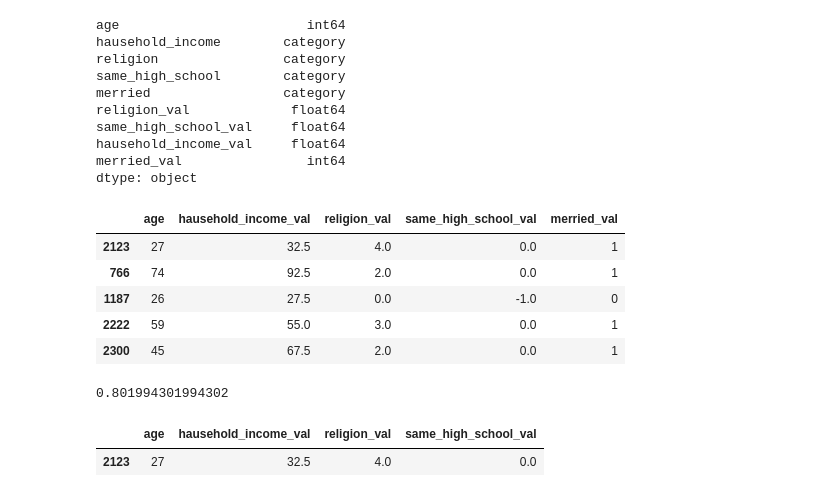
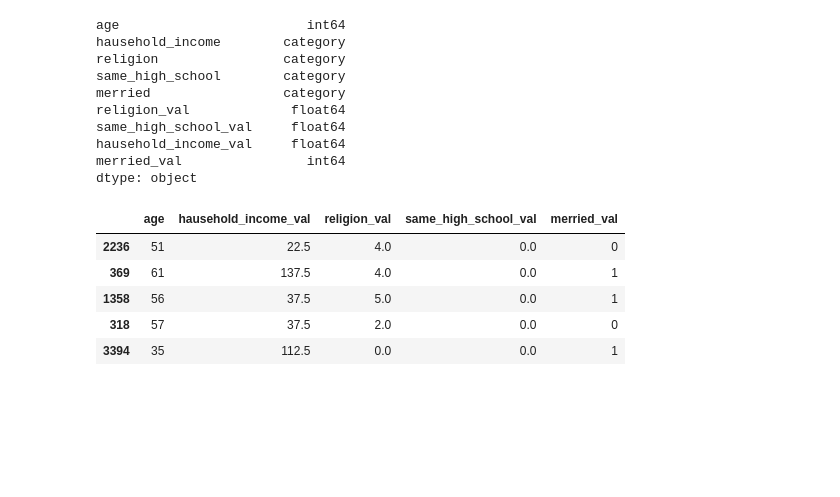
Before and after one commit to pbiecek/InterpretableMachineLearning2018S, a Jupyter notebook: PraceDomowe/PD1/ZuzannaOpalaPD1.ipynb, the cells around one changed output. Drawn from its saved outputs; the diff is of its cells as text; code cells hidden in the pictures; blank space fills up the shorter version.

```diff
--- a/PraceDomowe/PD1/ZuzannaOpalaPD1.ipynb
+++ b/PraceDomowe/PD1/ZuzannaOpalaPD1.ipynb
@@ -147,6 +142,6 @@ data.head()
 | 4 | 59 | $175,000 to $199,999 | Once a year or less | Different High School | Yes, I am Married | 1.0 | 0.0 | ... |
 # %%
-use_columns, predict_columns = (['age', 'hausehold_income_val', 'religion_val', 'same_high_school_val'], ['merried_val'])
+use_columns, predict_columns = (['age', 'hausehold_income_val', 'religion_val', 'same_high_school_val'], 'merried_val')
 
 data.dtypes
 # %% [output]
@@ -162,15 +157,15 @@ merried_val                int64
 dtype: object
 # %%
 from sklearn.model_selection import train_test_split
-train, test = train_test_split(data[use_columns + predict_columns].fillna(-1), test_size=0.2)
+train, test = train_test_split(data[use_columns + [predict_columns]].dropna(), test_size=0.2)
 test.head()
 # %% [output]
 |  | age | hausehold_income_val | religion_val | same_high_school_val | merried_val |
-| 2123 | 27 | 32.5 | 4.0 | 0.0 | 1 |
-| 766 | 74 | 92.5 | 2.0 | 0.0 | 1 |
-| 1187 | 26 | 27.5 | 0.0 | -1.0 | 0 |
-| 2222 | 59 | 55.0 | 3.0 | 0.0 | 1 |
-| 2300 | 45 | 67.5 | 2.0 | 0.0 | 1 |
+| 2236 | 51 | 22.5 | 4.0 | 0.0 | 0 |
+| 369 | 61 | 137.5 | 4.0 | 0.0 | 1 |
+| 1358 | 56 | 37.5 | 5.0 | 0.0 | 1 |
+| 318 | 57 | 37.5 | 2.0 | 0.0 | 0 |
+| 3394 | 35 | 112.5 | 0.0 | 0.0 | 1 |
 # %%
 train_X = train[use_columns]
 train_y = train[predict_columns]
@@ -185,12 +173,0 @@ trained = model.fit(train_X, train_y)
-# %%
-trained.score(test_X, test_y)
-# %% [output]
-0.801994301994302
-# %%
-# Wybrana osoba:
-
-index = 2123
-test_X.head(1)
-# %% [output]
-|  | age | hausehold_income_val | religion_val | same_high_school_val |
-| 2123 | 27 | 32.5 | 4.0 | 0.0 |
```
Also changed, not shown: parts of 23 cells of this notebook, 1 other file.
